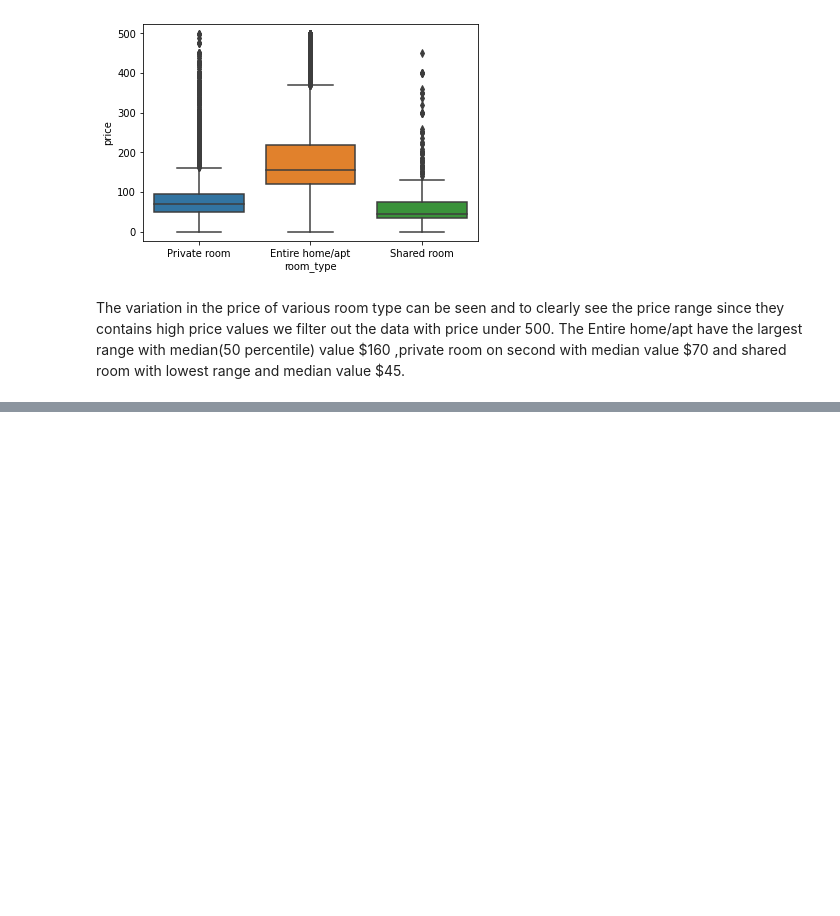
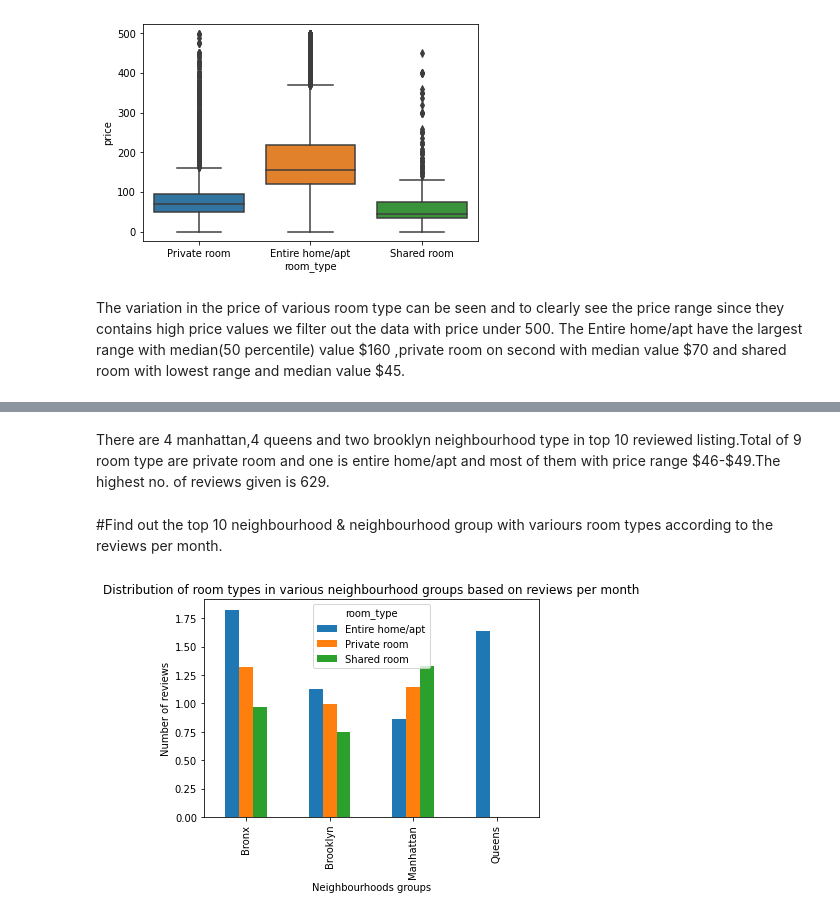
Before and after one commit to Gyanendra079/Airbnb-Bookings-Analysis---Capstone-project, a Jupyter notebook: [Gyanendra_kumar_Porwal_]Airbnb_Bookings_Analysis_Capstone_Project.ipynb, the cells around one changed output, grey strips where cells are left out. Cells and saved outputs as stored; diff of their text form; code cells hidden in the pictures; blank space fills up the shorter version.

```diff
--- a/[Gyanendra_kumar_Porwal_]Airbnb_Bookings_Analysis_Capstone_Project.ipynb
+++ b/[Gyanendra_kumar_Porwal_]Airbnb_Bookings_Analysis_Capstone_Project.ipynb
@@ -442,0 +520,17 @@ The Entire home/apt have the largest range with median(50 percentile) value \$16
+# %% [markdown]
+There are 4 manhattan,4 queens and two brooklyn neighbourhood type in top 10 reviewed listing.Total of 9 room type are private room and one is entire home/apt and most of them with price range \$46-\$49.The highest no. of reviews given is 629.
+# %% [markdown]
+#Find out the top 10 neighbourhood & neighbourhood group with variours room types according to the reviews per month.
+# %%
+#calculate the type of property which got the most reviews in a particular neighbourhood group.
+room_types_neighbourhood_group = airbnb_df.groupby(['neighbourhood_group','room_type'])['reviews_per_month'].mean()
+neighbourhood_group=room_types_neighbourhood_group.head(10)
+ax=neighbourhood_group.unstack().plot(kind='bar')
+#set-title
+ax.set_title("Distribution of room types in various neighbourhood groups based on reviews per month")
+#set-x and y label
+ax.set_ylabel("Number of reviews")
+ax.set_xlabel("Neighbourhoods groups")
+plt.show()
+# %% [output]
+[figure, added]
```
Also changed, not shown: parts of 18 cells of this notebook.
